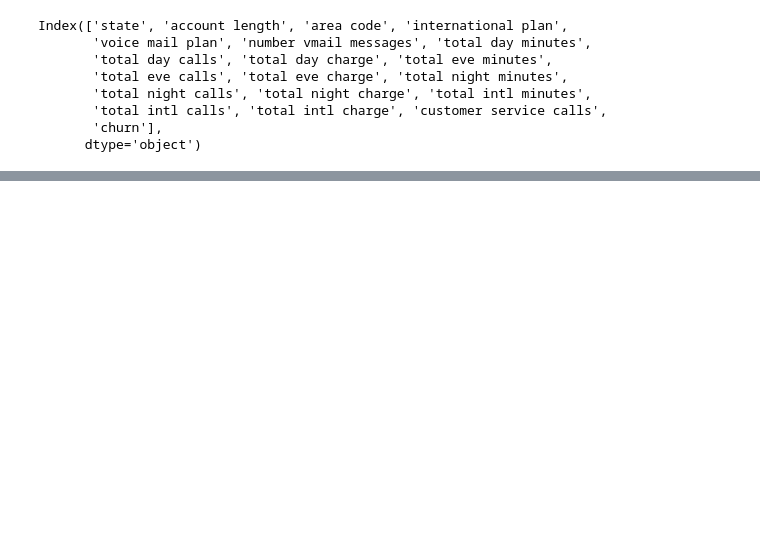
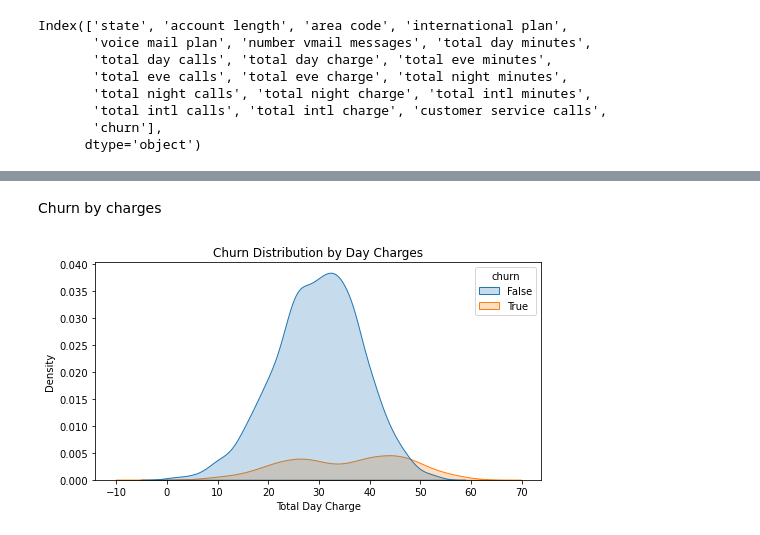
Before and after one commit to Ingavi39/Phase-3-project-, a Jupyter notebook: Phase 3 project.ipynb, the cells around one changed output, grey strips where cells are left out. Saved outputs shown, nothing was run; the diff lists cells and outputs as text; code cells hidden in the pictures; blank space fills up the shorter version.

```diff
--- a/Phase 3 project.ipynb
+++ b/Phase 3 project.ipynb
@@ -206,0 +274,18 @@ TypeError: numpy boolean subtract, the `-` operator, is not supported, use the b
+# %% [markdown]
+Churn by charges
+# %%
+def plot_churn_kde(df, x_column, charge_type):
+    """
+    A function to plot features based on churn rate
+    """
+    plt.figure(figsize=(8, 4))
+    sns.kdeplot(data=df, x=x_column, hue='churn', fill=True)
+    plt.xlabel(f'Total {charge_type} Charge')
+    plt.ylabel('Density')
+    plt.title(f'Churn Distribution by {charge_type} Charges')
+    plt.show()
+# %%
+# Churn by day charges
+plot_churn_kde(df, 'total day charge', 'Day')
+# %% [output]
+[figure, added]
```
Also changed, not shown: parts of 38 cells of this notebook.
